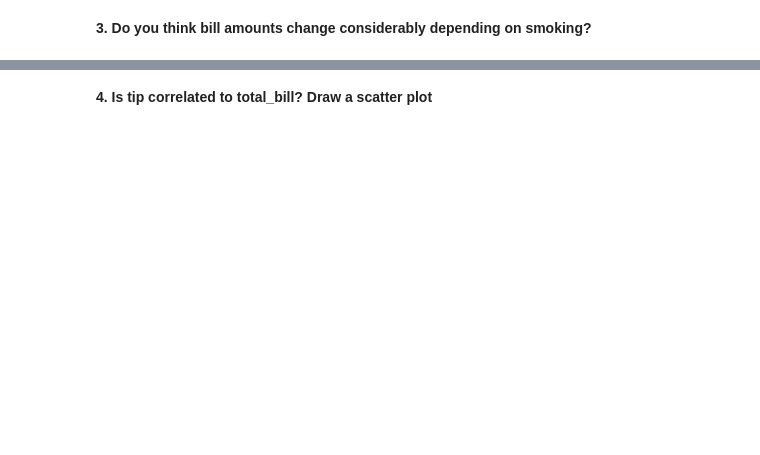
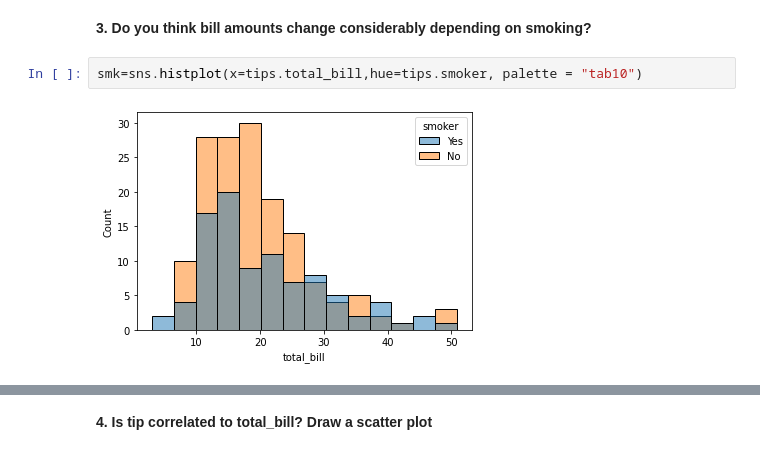
Before and after one commit to Ironhack-Data-Madrid-Enero-2021/lab-visualization-intro, a Jupyter notebook: your-code/challenge-1.ipynb, the cells around one changed output, grey strips where cells are left out. Saved outputs shown, nothing was run; the diff lists cells and outputs as text; blank space fills up the shorter version.

```diff
--- a/your-code/challenge-1.ipynb
+++ b/your-code/challenge-1.ipynb
@@ -23,2 +51,6 @@ sns.load_dataset("tips")
 # %% [markdown]
 **3. Do you think bill amounts change considerably depending on smoking?**
+# %%
+smk=sns.histplot(x=tips.total_bill,hue=tips.smoker, palette = "tab10")
+# %% [output]
+[figure, added]
```
Also changed, not shown: parts of 11 cells of this notebook.
